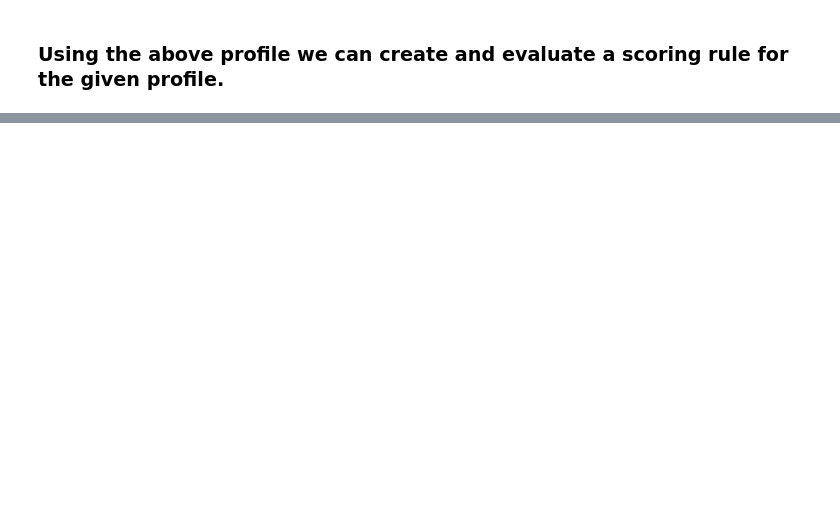
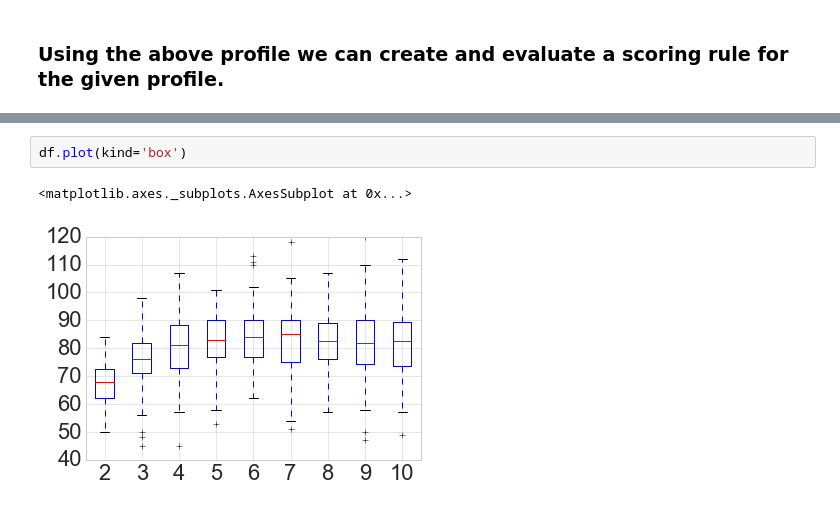
Before and after one commit to erelsgl/PrefLib-Tools, a Jupyter notebook: preflibtools/notebooks/MSS_16_Tutorial.ipynb, the cells around one changed output, grey strips where cells are left out. Cells and saved outputs as stored; diff of their text form; blank space fills up the shorter version.

```diff
--- a/preflibtools/notebooks/MSS_16_Tutorial.ipynb
+++ b/preflibtools/notebooks/MSS_16_Tutorial.ipynb
@@ -223,0 +180,5 @@ df[3].plot(kind='hist')
+# %%
+df.plot(kind='box')
+# %% [output]
+<matplotlib.axes._subplots.AxesSubplot at 0x...>
+[figure, added]
```
Also changed, not shown: parts of 13 cells of this notebook, 1 other file.
